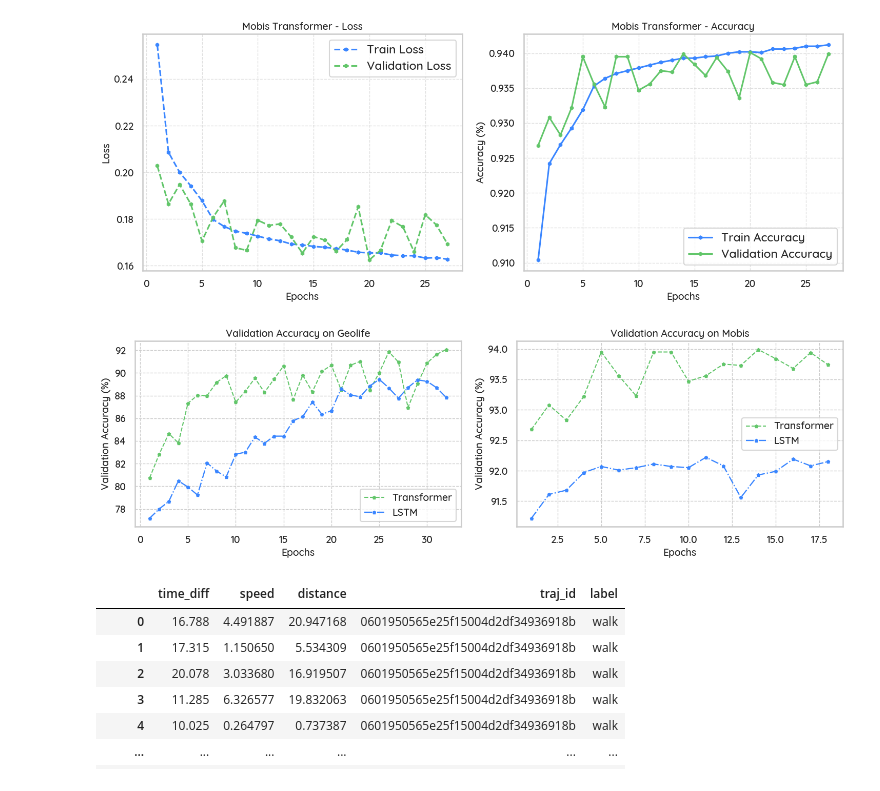
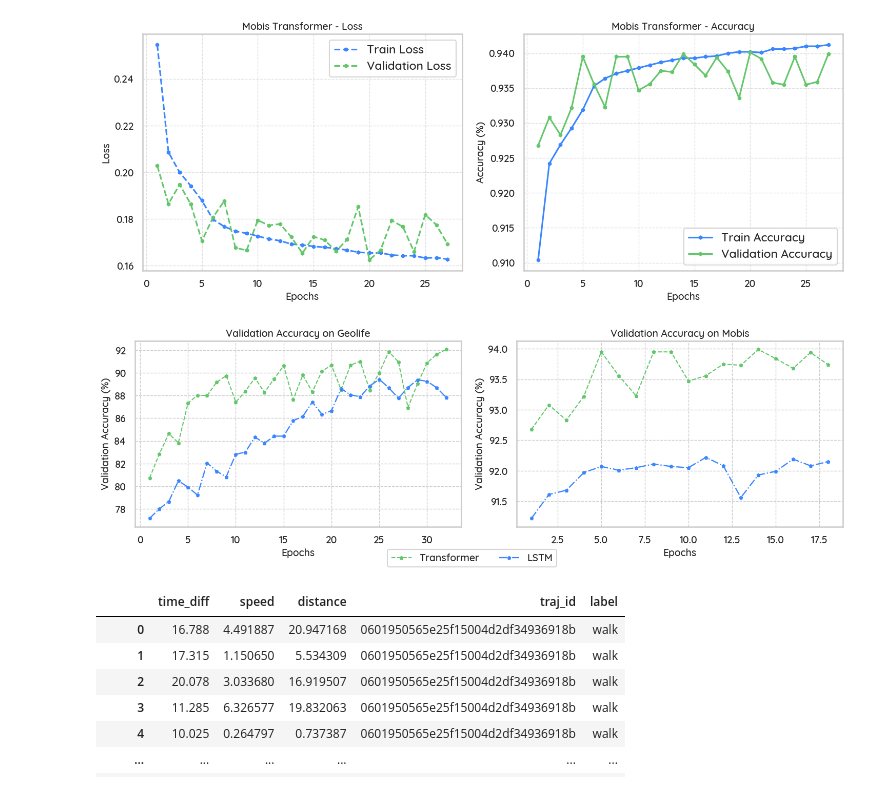
Before and after one commit to othmaneechc/SpeedTransformer, a Jupyter notebook: models/training_metrics/metrics.ipynb, the cells around one changed output. Cells and saved outputs as stored; diff of their text form; code cells hidden in the pictures.

```diff
--- a/models/training_metrics/metrics.ipynb
+++ b/models/training_metrics/metrics.ipynb
@@ -175,8 +175,8 @@ def plot_validation_comparison_side_by_side(geolife_data, mobis_data):
     plt.title('Validation Accuracy on Geolife', fontsize=14)
     plt.xlabel('Epochs', fontsize=14)
     plt.ylabel('Validation Accuracy (%)', fontsize=14)
-    plt.legend(fontsize=14)
     plt.grid(True, linestyle='--', alpha=1)
+    plt.figlegend(loc='lower center', ncol=2, fontsize=14)
 
     # Mobis subplot
     plt.subplot(1, 2, 2)
@@ -186,40 +186,40 @@ def plot_validation_comparison_side_by_side(geolife_data, mobis_data):
     plt.title('Validation Accuracy on Mobis', fontsize=14)
     plt.xlabel('Epochs', fontsize=14)
     plt.ylabel('Validation Accuracy (%)', fontsize=14)
-    plt.legend(fontsize=14)
     plt.grid(True, linestyle='--', alpha=1)
 
     plt.tight_layout()
+
     save_path = f"val.png"  # Save file as title in lowercase, spaces replaced with underscores
     plt.savefig(save_path, dpi=300, bbox_inches='tight')
     plt.show()
 
 # Extract metrics for Geolife and Mobis
 geolife_lstm_key = "Geolife LSTM"
 geolife_transformer_key = "Geolife Transformer"
 mobis_lstm_key = "Mobis LSTM"
 mobis_transformer_key = "Mobis Transformer"
 
 # Geolife data
 train_losses_lstm, train_accuracies_lstm, val_losses_lstm, val_acc_lstm = extract_metrics(file_paths[geolife_lstm_key], lstm_patterns)
 epochs_lstm_geolife = list(range(1, len(val_acc_lstm) + 1))
 train_losses_transformer, train_accuracies_transformer, val_losses_transformer, val_acc_transformer = extract_metrics(file_paths[geolife_transformer_key], transformer_patterns)
 epochs_transformer_geolife = list(range(1, len(val_acc_transformer) + 1))
 
 geolife_data = (epochs_lstm_geolife, val_acc_lstm, epochs_transformer_geolife, val_acc_transformer)
 
 # Mobis data
 train_losses_lstm, train_accuracies_lstm, val_losses_lstm, val_acc_lstm = extract_metrics(file_paths[mobis_lstm_key], lstm_patterns)
 epochs_lstm_mobis = list(range(1, len(val_acc_lstm) + 1))
 train_losses_transformer, train_accuracies_transformer, val_losses_transformer, val_acc_transformer = extract_metrics(file_paths[mobis_transformer_key], transformer_patterns)
 epochs_transformer_mobis = list(range(1, len(val_acc_transformer) + 1))
 
 mobis_data = (epochs_lstm_mobis, val_acc_lstm, epochs_transformer_mobis, val_acc_transformer)
 
 # Plot side-by-side comparison
 plot_validation_comparison_side_by_side(geolife_data, mobis_data)
 # %% [output]
-[figure, old version]
+[figure, new version]
 # %%
 import pandas as pd
 
```
Also changed, not shown: parts of 3 cells of this notebook, 1 other file.
